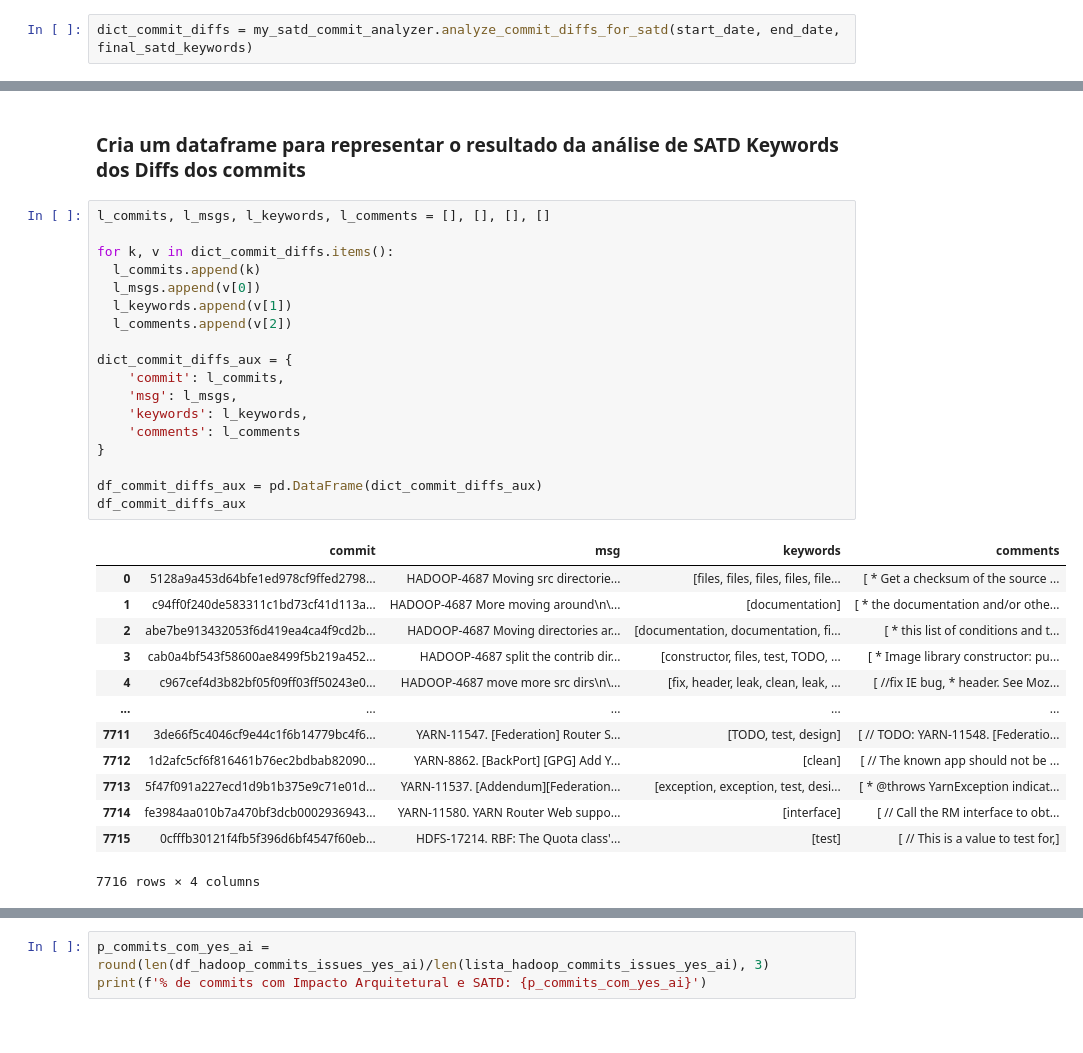
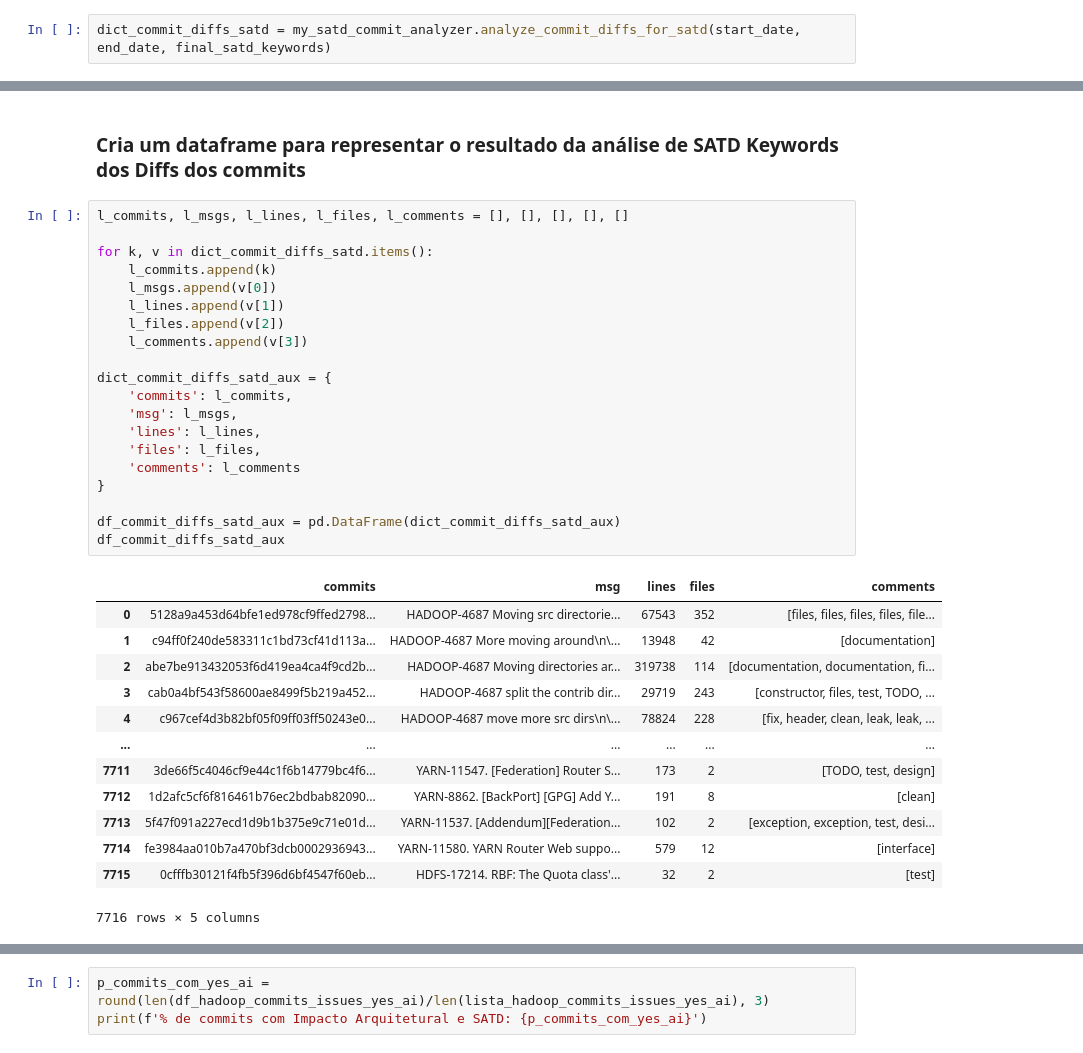
Before and after one commit to armandossrecife/my_validation, a Jupyter notebook: my_satd_hadoop.ipynb, the cells around one changed output, grey strips where cells are left out. Drawn from its saved outputs; the diff is of its cells as text.

```diff
--- a/my_satd_hadoop.ipynb
+++ b/my_satd_hadoop.ipynb
@@ -266,41 +432,43 @@ Aguarde...
 
 Analisa todos os diffs (added) dos commits entre 19/05/2009 e 4/10/2023 do Hadoop que contem as SATD.
 # %%
-dict_commit_diffs = my_satd_commit_analyzer.analyze_commit_diffs_for_satd(start_date, end_date, final_satd_keywords)
+dict_commit_diffs_satd = my_satd_commit_analyzer.analyze_commit_diffs_for_satd(start_date, end_date, final_satd_keywords)
 # %% [output]
 Aguarde...
 # %% [markdown]
 ### Cria um dataframe para representar o resultado da análise de SATD Keywords dos Diffs dos commits
 # %%
-l_commits, l_msgs, l_keywords, l_comments = [], [], [], []
+l_commits, l_msgs, l_lines, l_files, l_comments = [], [], [], [], []
 
-for k, v in dict_commit_diffs.items():
-  l_commits.append(k)
-  l_msgs.append(v[0])
-  l_keywords.append(v[1])
-  l_comments.append(v[2])
+for k, v in dict_commit_diffs_satd.items():
+    l_commits.append(k)
+    l_msgs.append(v[0])
+    l_lines.append(v[1])
+    l_files.append(v[2])
+    l_comments.append(v[3])
 
-dict_commit_diffs_aux = {
-    'commit': l_commits,
+dict_commit_diffs_satd_aux = {
+    'commits': l_commits,
     'msg': l_msgs,
-    'keywords': l_keywords,
+    'lines': l_lines,
+    'files': l_files,
     'comments': l_comments
 }
 
-df_commit_diffs_aux = pd.DataFrame(dict_commit_diffs_aux)
-df_commit_diffs_aux
+df_commit_diffs_satd_aux = pd.DataFrame(dict_commit_diffs_satd_aux)
+df_commit_diffs_satd_aux
 # %% [output]
-|  | commit | msg | keywords | comments |
-| 0 | 5128a9a453d64bfe1ed978cf9ffed2798... | HADOOP-4687 Moving src directorie... | [files, files, files, files, file... | [ * Get a checksum of the source ... |
-| 1 | c94ff0f240de583311c1bd73cf41d113a... | HADOOP-4687 More moving around\n\... | [documentation] | [ * the documentation and/or othe... |
-| 2 | abe7be913432053f6d419ea4ca4f9cd2b... | HADOOP-4687 Moving directories ar... | [documentation, documentation, fi... | [ * this list of conditions and t... |
-| 3 | cab0a4bf543f58600ae8499f5b219a452... | HADOOP-4687 split the contrib dir... | [constructor, files, test, TODO, ... | [ * Image library constructor: pu... |
-| 4 | c967cef4d3b82bf05f09ff03ff50243e0... | HADOOP-4687 move more src dirs\n\... | [fix, header, leak, clean, leak, ... | [ //fix IE bug, * header. See Moz... |
-| ... | ... | ... | ... | ... |
-| 7711 | 3de66f5c4046cf9e44c1f6b14779bc4f6... | YARN-11547. [Federation] Router S... | [TODO, test, design] | [ // TODO: YARN-11548. [Federatio... |
-| 7712 | 1d2afc5cf6f816461b76ec2bdbab82090... | YARN-8862. [BackPort] [GPG] Add Y... | [clean] | [ // The known app should not be ... |
-| 7713 | 5f47f091a227ecd1d9b1b375e9c71e01d... | YARN-11537. [Addendum][Federation... | [exception, exception, test, desi... | [ * @throws YarnException indicat... |
-| 7714 | fe3984aa010b7a470bf3dcb0002936943... | YARN-11580. YARN Router Web suppo... | [interface] | [ // Call the RM interface to obt... |
-| 7715 | 0cfffb30121f4fb5f396d6bf4547f60eb... | HDFS-17214. RBF: The Quota class'... | [test] | [ // This is a value to test for,] |
+|  | commits | msg | lines | files | comments |
+| 0 | 5128a9a453d64bfe1ed978cf9ffed2798... | HADOOP-4687 Moving src directorie... | 67543 | 352 | [files, files, files, files, file... |
+| 1 | c94ff0f240de583311c1bd73cf41d113a... | HADOOP-4687 More moving around\n\... | 13948 | 42 | [documentation] |
+| 2 | abe7be913432053f6d419ea4ca4f9cd2b... | HADOOP-4687 Moving directories ar... | 319738 | 114 | [documentation, documentation, fi... |
+| 3 | cab0a4bf543f58600ae8499f5b219a452... | HADOOP-4687 split the contrib dir... | 29719 | 243 | [constructor, files, test, TODO, ... |
+| 4 | c967cef4d3b82bf05f09ff03ff50243e0... | HADOOP-4687 move more src dirs\n\... | 78824 | 228 | [fix, header, clean, leak, leak, ... |
+| ... | ... | ... | ... | ... | ... |
+| 7711 | 3de66f5c4046cf9e44c1f6b14779bc4f6... | YARN-11547. [Federation] Router S... | 173 | 2 | [TODO, test, design] |
+| 7712 | 1d2afc5cf6f816461b76ec2bdbab82090... | YARN-8862. [BackPort] [GPG] Add Y... | 191 | 8 | [clean] |
+| 7713 | 5f47f091a227ecd1d9b1b375e9c71e01d... | YARN-11537. [Addendum][Federation... | 102 | 2 | [exception, exception, test, desi... |
+| 7714 | fe3984aa010b7a470bf3dcb0002936943... | YARN-11580. YARN Router Web suppo... | 579 | 12 | [interface] |
+| 7715 | 0cfffb30121f4fb5f396d6bf4547f60eb... | HDFS-17214. RBF: The Quota class'... | 32 | 2 | [test] |
-7716 rows × 4 columns
+7716 rows × 5 columns
 # %%
```
Also changed, not shown: parts of 16 cells of this notebook.
